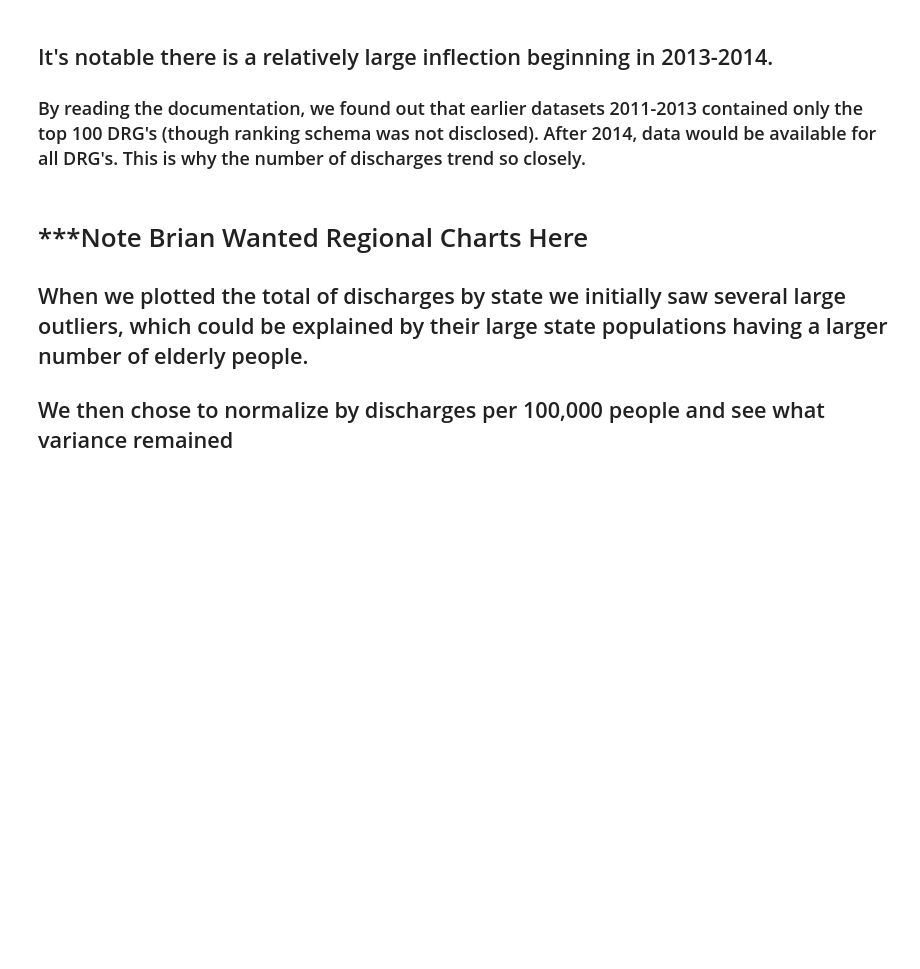
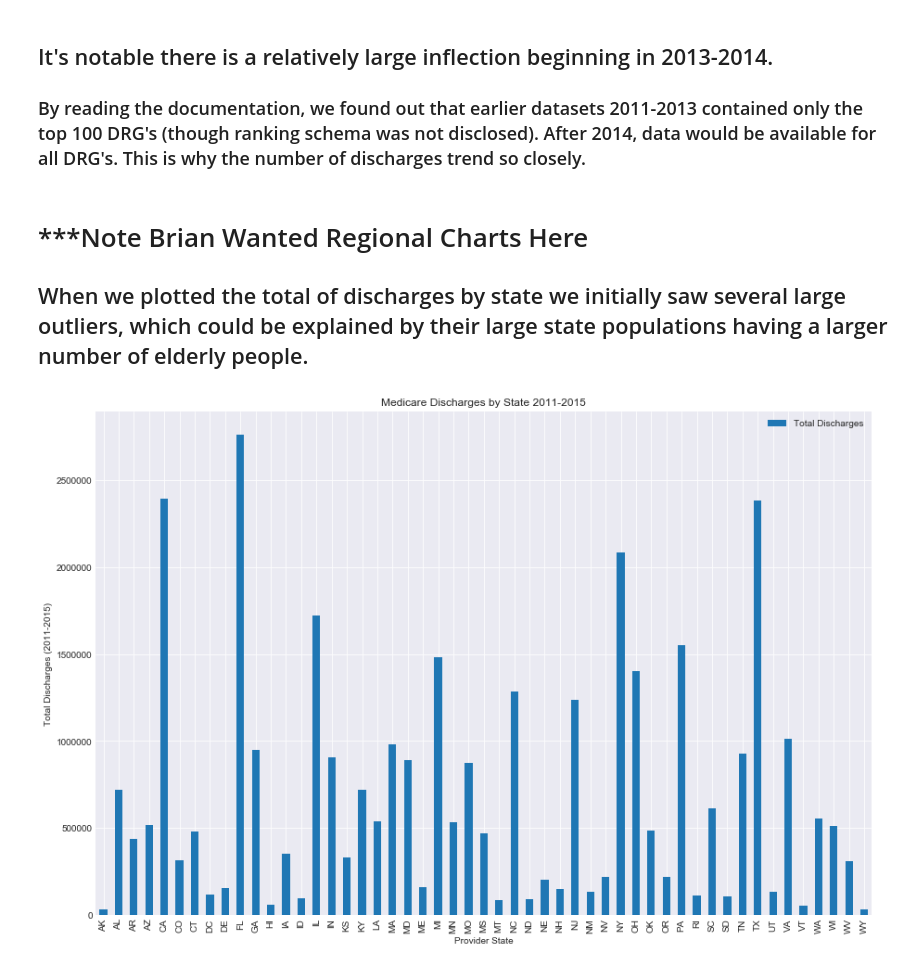
Before and after one commit to connelb/NU-Bootcamp-Project-1, a Jupyter notebook: notebook/combined_notebook_final.ipynb, the cells around one changed output. Saved outputs shown, nothing was run; the diff lists cells and outputs as text; code cells hidden in the pictures; blank space fills up the shorter version.

```diff
--- a/notebook/combined_notebook_final.ipynb
+++ b/notebook/combined_notebook_final.ipynb
@@ -102,5 +106,5 @@ I'm done!
 # Save working df to csv option:
 #df.to_csv('df_working.csv',sep=',')
 
-df = pd.read_csv('df_working.csv')
-df.head()
+#df = pd.read_csv('df_working.csv')
+#df.head()
@@ -116,7 +115,8 @@ df.head()
 list_of_columns = [column for column in df.columns.values]
 list_of_columns.append('1e5s of pop')
 list_of_columns.append('relative discharges')
-df = df.reindex(columns=list_of_columns)
+list_of_columns.append('medicare payments per capita')
+#df = df.reindex(columns=list_of_columns)
 # Create a list of relative (100,000s) populations and add to dataframe
 list_of_rel_pops = []
 for pop in list_of_pops:
@@ -130,3 +130,10 @@ for discharges, relpop in zip(df['Total Discharges'],df['1e5s of pop']):
     rel_disch = discharges / float(relpop)
     list_of_rel_discharges.append(rel_disch)
 df['relative discharges'] = list_of_rel_discharges
+
+# Do the same to create a list of per capita spending
+list_of_rel_payments =[]
+for payments, pops in zip(df['Average Medicare Payments'],df['1e5s of pop']):
+    rel_payments = payments / float(pops)
+    list_of_rel_payments.append(rel_payments)
+df['medicare payments per 1e5 pop'] = list_of_rel_payments
@@ -139,9 +140,3 @@ drgs = df.groupby(['mod_DRG Definition','state'])
-# %%
-# drgs_per_state_table
-sns.set_style('white')
-f,ax = plt.subplots(figsize=(10,5))
-sns.heatmap(drgs_per_state_table, cmap='Blues');
-#### ^^^^^ Can we remove this? ^^^^^ #####
 # %% [markdown]
 ## We wanted to begin by analyzing nationwide trends in discharges and payments to get an idea of any large-scale changes.
 # %%
@@ -175,15 +181,14 @@ plt.show()
 # %% [markdown]
 # ***Note Brian Wanted Regional Charts Here
 ## When we plotted the total of discharges by state we initially saw several large outliers, which could be explained by their large state populations having a larger number of elderly people.
-## We then chose to normalize by discharges per 100,000 people and see what variance remained
 # %%
 stategroup = df.groupby('state')
 revised_stategroup = stategroup.sum()
 reduced_stategroup = revised_stategroup.loc[:, ["Total Discharges"]]
-
-state_discharges = reduced_stategroup.plot(kind='bar')
+state_discharges = reduced_stategroup.plot(kind='bar',figsize=(15,10))
 state_discharges.set_xlabel("Provider State")
 state_discharges.set_ylabel("Total Discharges (2011-2015)")
 state_discharges.set_title('Medicare Discharges by State 2011-2015')
-
 plt.show()
+# %% [output]
+[figure, added]
```
Also changed, not shown: parts of 31 cells of this notebook, 12 other files.
